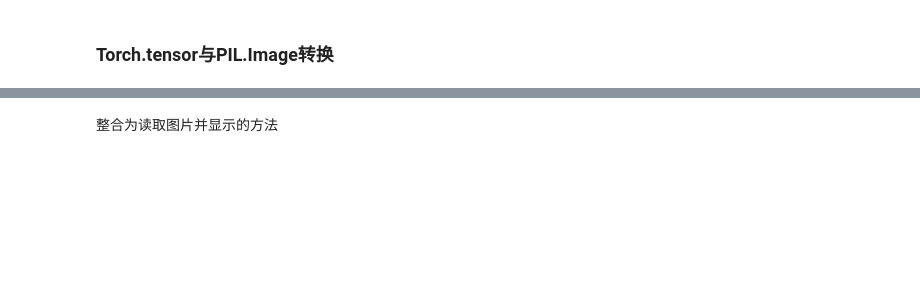
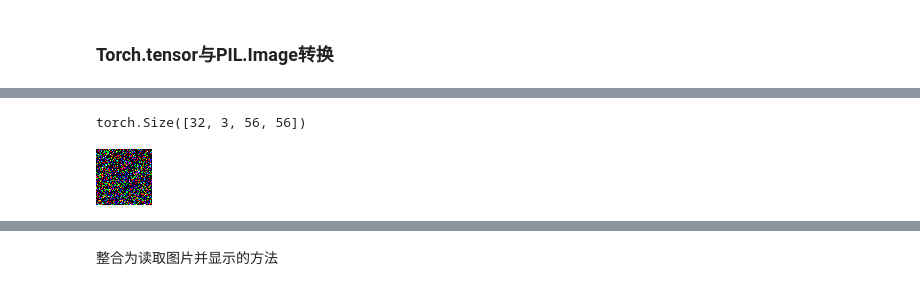
Before and after one commit to heblade/pythontraining, a Jupyter notebook: 24.0.2 Pytorch常用代码.ipynb, the cells around one changed output, grey strips where cells are left out. Drawn from its saved outputs; the diff is of its cells as text; code cells hidden in the pictures; blank space fills up the shorter version.

```diff
--- a/24.0.2 Pytorch常用代码.ipynb
+++ b/24.0.2 Pytorch常用代码.ipynb
@@ -119,7 +213,11 @@ type(data.numpy())
 # %%
 # 不清楚为什么，总是报错
 # pytorch中的张量默认采用[N, C, H, W]的顺序，并且数据范围在[0,1]，需要进行转置和规范化
 # torch.Tensor -> PIL.Image
-image = PIL.Image.fromarray(data).byte().permute(1,2,0).cpu().numpy()
-# image = torchvision.transforms.functional.to_pil_image(tensor)
+print(images.size())
+image = PIL.Image.fromarray(images.select('N', index=2).numpy().transpose(1, 2, 0).astype(np.uint8))
+image
+# %% [output]
+torch.Size([32, 3, 56, 56])
+[figure, added]
 # %%
```
Also changed, not shown: parts of 109 cells of this notebook, 1 other file.
